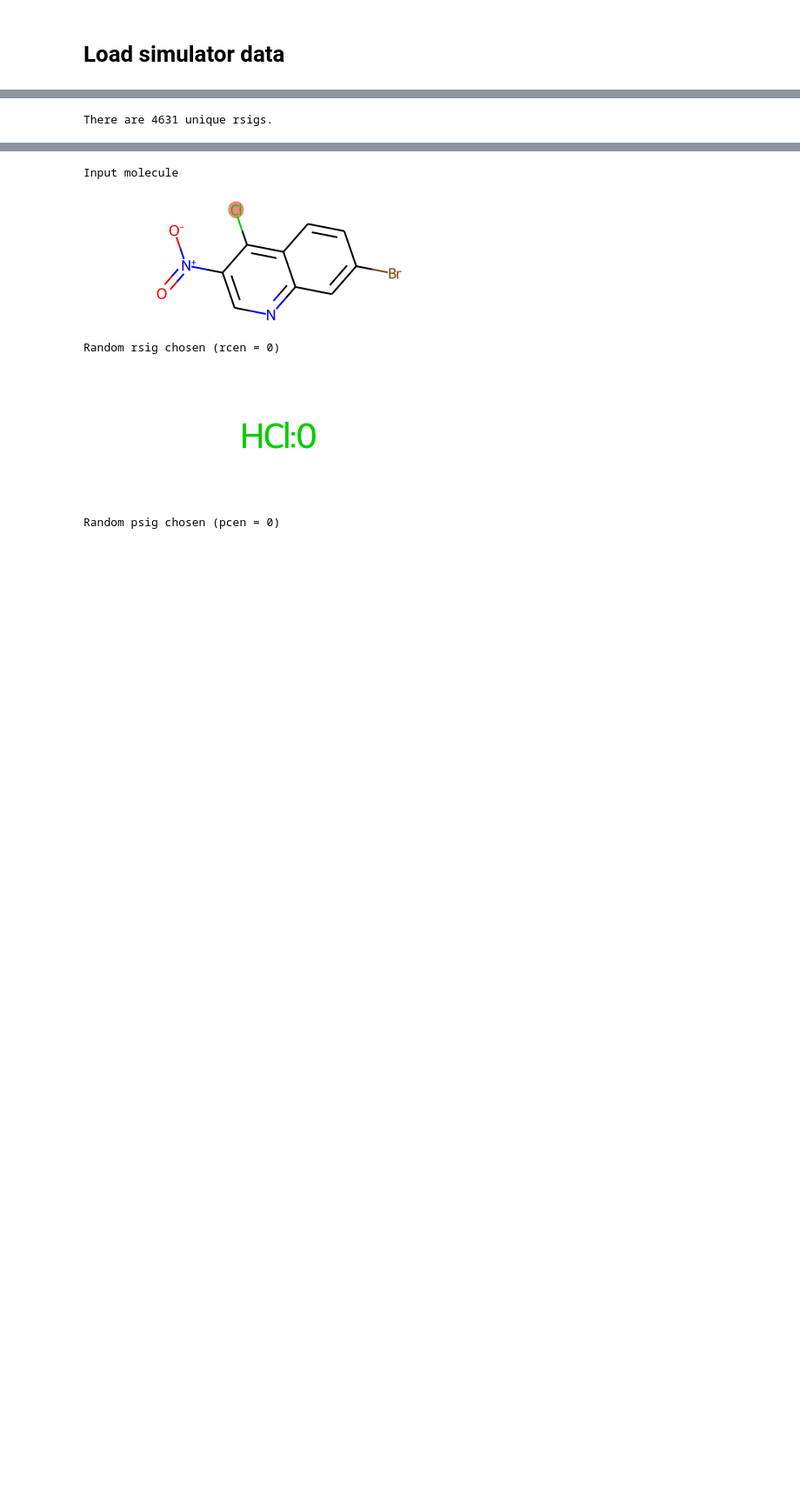
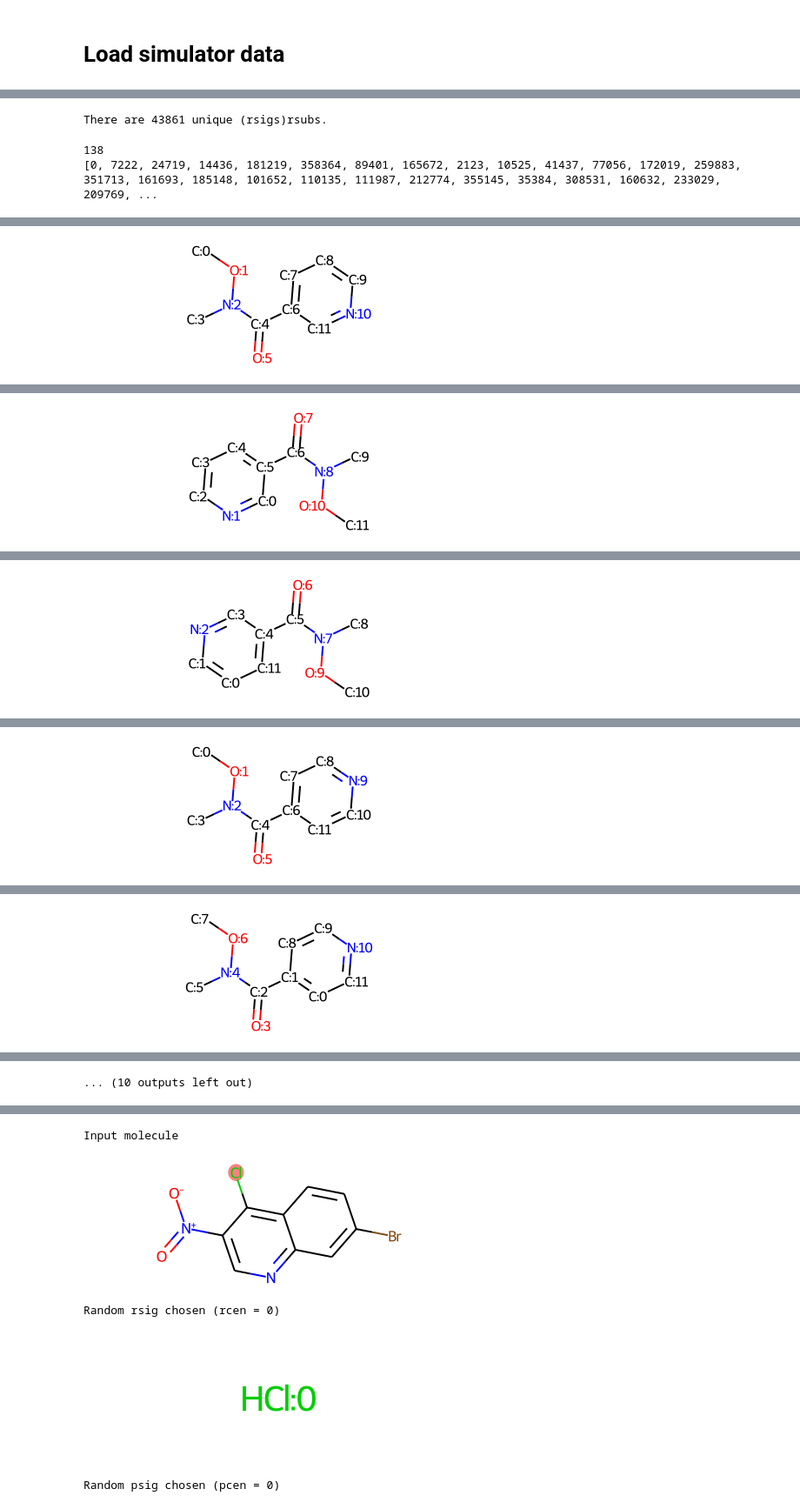
Before and after one commit to MrScabbyCreature/ReactionRL, a Jupyter notebook: uspto - simulator.ipynb, the cells around one changed output, grey strips where cells are left out. Shown at 87% size. Cells and saved outputs as stored; diff of their text form; code cells hidden in the pictures; blank space fills up the shorter version.

```diff
--- a/uspto - simulator.ipynb
+++ b/uspto - simulator.ipynb
@@ -7,7 +7,7 @@ import tqdm
 # %% [markdown]
 # Load simulator data
 # %%
-dataset = pd.read_csv("/home/abhor/Desktop/datasets/my_uspto/action_dataset.csv", index_col=0)
+dataset = pd.read_csv("/home/abhor/Desktop/repos/ReactionRL/datasets/my_uspto/action_dataset.csv", index_col=0)
 # %%
 dataset
 # %% [output]
@@ -64,2 +26,0 @@ Name: pbond, dtype: int64
-# %%
-i = 0
@@ -93,13 +34,13 @@ rcen = 0, pcen = 14, rbond = [[1.0, 1.0, 2.0]], pbond = [[1.0, 1.0]]
 import pynauty
 import networkx as nx
 # %%
-# Fetch the rsigs using the clusters
-unique_rsig_dict = {}
+# Fetch the rsubs using the clusters
+rsig_cluster_to_rsub_d = {}
 for cluster_id in dataset["rsig_clusters"].unique():
     cluster_df = dataset[dataset["rsig_clusters"] == cluster_id]
-    rsig  = Chem.MolFromSmiles(cluster_df.iloc[0]["rsig"])
-    unique_rsig_dict[cluster_id] = rsig
+    rsub  = Chem.MolFromSmiles(cluster_df.iloc[0]["rsub"])
+    rsig_cluster_to_rsub_d[cluster_id] = rsub
 
-print(f"There are {len(unique_rsig_dict)} unique rsigs.")
+print(f"There are {len(rsig_cluster_to_rsub_d)} unique (rsigs)rsubs.")
 # %% [output]
-There are 4631 unique rsigs.
+There are 43861 unique (rsigs)rsubs.
@@ -151,3 +107,29 @@ for _id in tqdm.tqdm(unique_rsig_dict):
         certificate_to_cluster_id_dict[C].append(_id)
     else:
         certificate_to_cluster_id_dict[C] = [_id]
+# %%
+for key in certificate_to_cluster_id_dict:
+    clusters = certificate_to_cluster_id_dict[key]
+    print(len(clusters))
+    print(clusters)
+
+    for c in clusters[:10]:
+        temp_df = dataset[dataset["rsig_clusters"] == c]
+        display(temp_df)
+        for i in range(temp_df.shape[0]):
+#             print("Mol")
+#             display(Chem.MolFromSmiles(temp_df.iloc[i]["reactants"]))
+#             print("rsub")
+#             display(Chem.MolFromSmiles(temp_df.iloc[i]["rsub"]))
+#             print("sigs")
+            display(Chem.MolFromSmiles(temp_df.iloc[i]["rsig"]))
+#             display(Chem.MolFromSmiles(temp_df.iloc[i]["psig"]))
+#             print()
+#             print()
+#             print()
+            break
+#         break
+    break
+# %% [output]
+138
+[0, 7222, 24719, 14436, 181219, 358364, 89401, 165672, 2123, 10525, 41437, 77056, 172019, 259883, 351713, 161693, 185148, 101652, 110135, 111987, 212774, 355145, 35384, 308531, 160632, 233029, 209769, ...
@@ -153,0 +153 @@ for _id in tqdm.tqdm(unique_rsig_dict):
+[figure, added]
@@ -153,0 +156 @@ for _id in tqdm.tqdm(unique_rsig_dict):
+[figure, added]
@@ -153,0 +159 @@ for _id in tqdm.tqdm(unique_rsig_dict):
+[figure, added]
@@ -153,0 +166 @@ for _id in tqdm.tqdm(unique_rsig_dict):
+[figure, added]
@@ -153,0 +169 @@ for _id in tqdm.tqdm(unique_rsig_dict):
+[figure, added]
@@ -154 +172,2 @@ for _id in tqdm.tqdm(unique_rsig_dict):
+... (10 outputs left out)
 # %%
```
Also changed, not shown: parts of 17 cells of this notebook, 2 other files.
